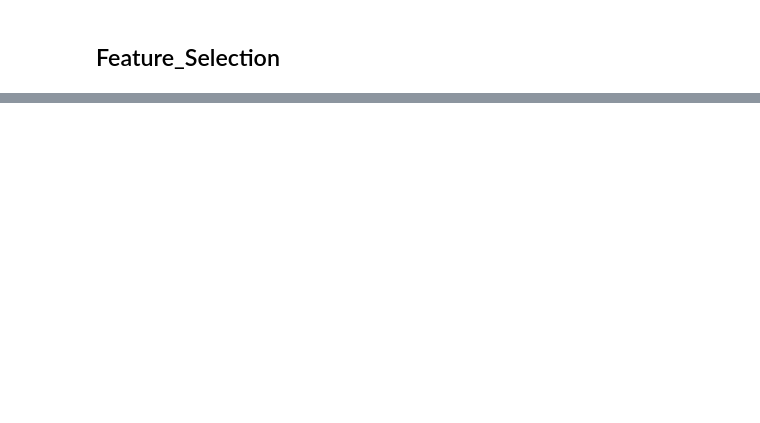
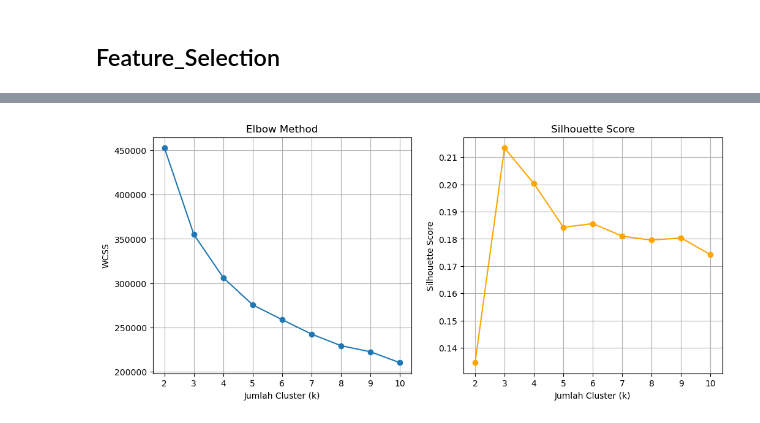
Before and after one commit to agirahmawandi/hw_unsupervised_learning, a Jupyter notebook: Agi_rahmawandi_batch57_Unsupervised_Learning.ipynb, the cells around one changed output, grey strips where cells are left out. Saved outputs shown, nothing was run; the diff lists cells and outputs as text; code cells hidden in the pictures; blank space fills up the shorter version.

```diff
--- a/Agi_rahmawandi_batch57_Unsupervised_Learning.ipynb
+++ b/Agi_rahmawandi_batch57_Unsupervised_Learning.ipynb
@@ -496,0 +591,43 @@ Memilih 7 Feature
+# %%
+from sklearn.cluster import KMeans
+from sklearn.metrics import silhouette_score
+import matplotlib.pyplot as plt
+
+# Range jumlah cluster yang akan diuji
+range_n_clusters = range(2, 11)
+
+# Untuk menyimpan hasil
+wcss = []  # inertia_
+silhouette_avg = []
+
+for n_clusters in range_n_clusters:
+    kmeans = KMeans(n_clusters=n_clusters, random_state=42)
+    cluster_labels = kmeans.fit_predict(X_scaled)
+
+    # Simpan WCSS
+    wcss.append(kmeans.inertia_)
+
+    # Hitung silhouette score
+    silhouette_avg.append(silhouette_score(X_scaled, cluster_labels))
+
+# Plot Elbow Method
+plt.figure(figsize=(12,5))
+
+plt.subplot(1, 2, 1)
+plt.plot(range_n_clusters, wcss, marker='o')
+plt.title('Elbow Method')
+plt.xlabel('Jumlah Cluster (k)')
+plt.ylabel('WCSS')
+plt.grid(True)
+
+# Plot Silhouette Score
+plt.subplot(1, 2, 2)
+plt.plot(range_n_clusters, silhouette_avg, marker='o', color='orange')
+plt.title('Silhouette Score')
+plt.xlabel('Jumlah Cluster (k)')
+plt.ylabel('Silhouette Score')
+plt.grid(True)
+
+plt.show()
+# %% [output]
+[figure, added]
```
Also changed, not shown: parts of 40 cells of this notebook, 1 other file.
